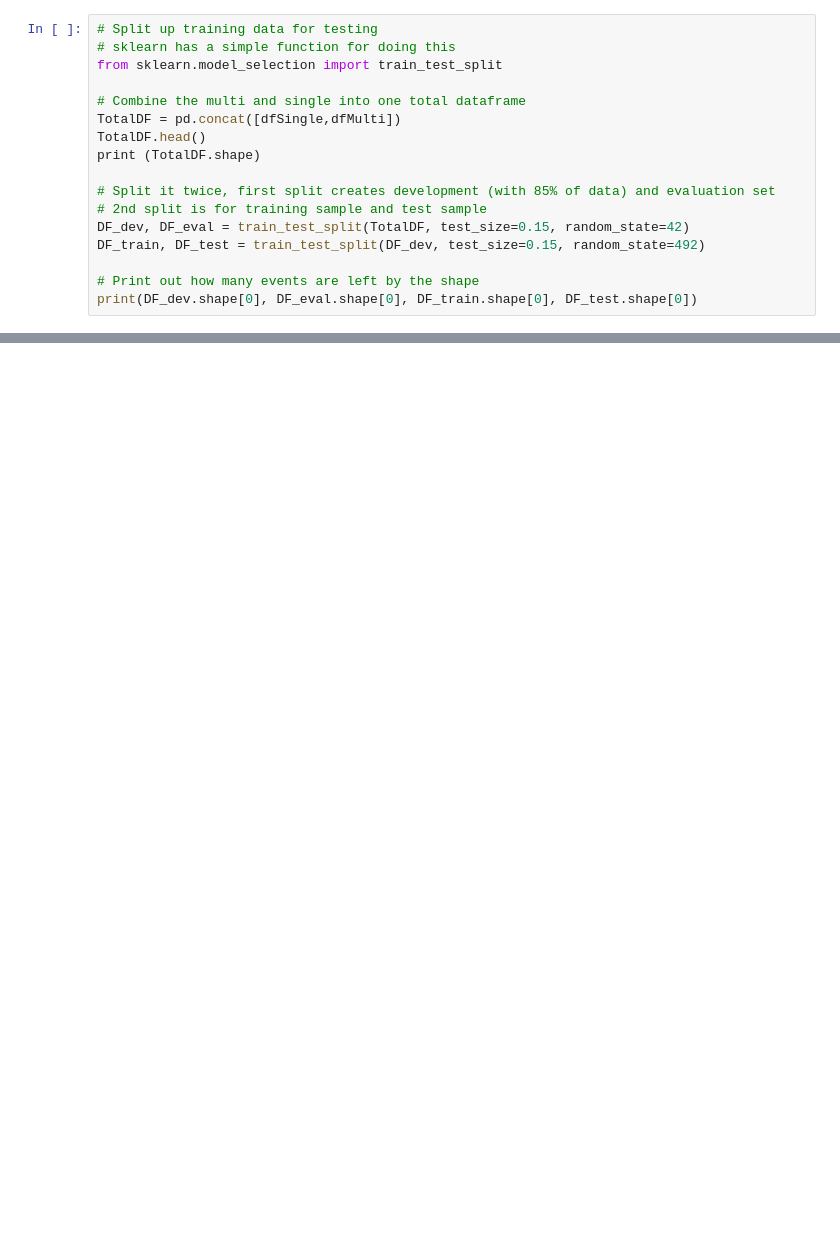
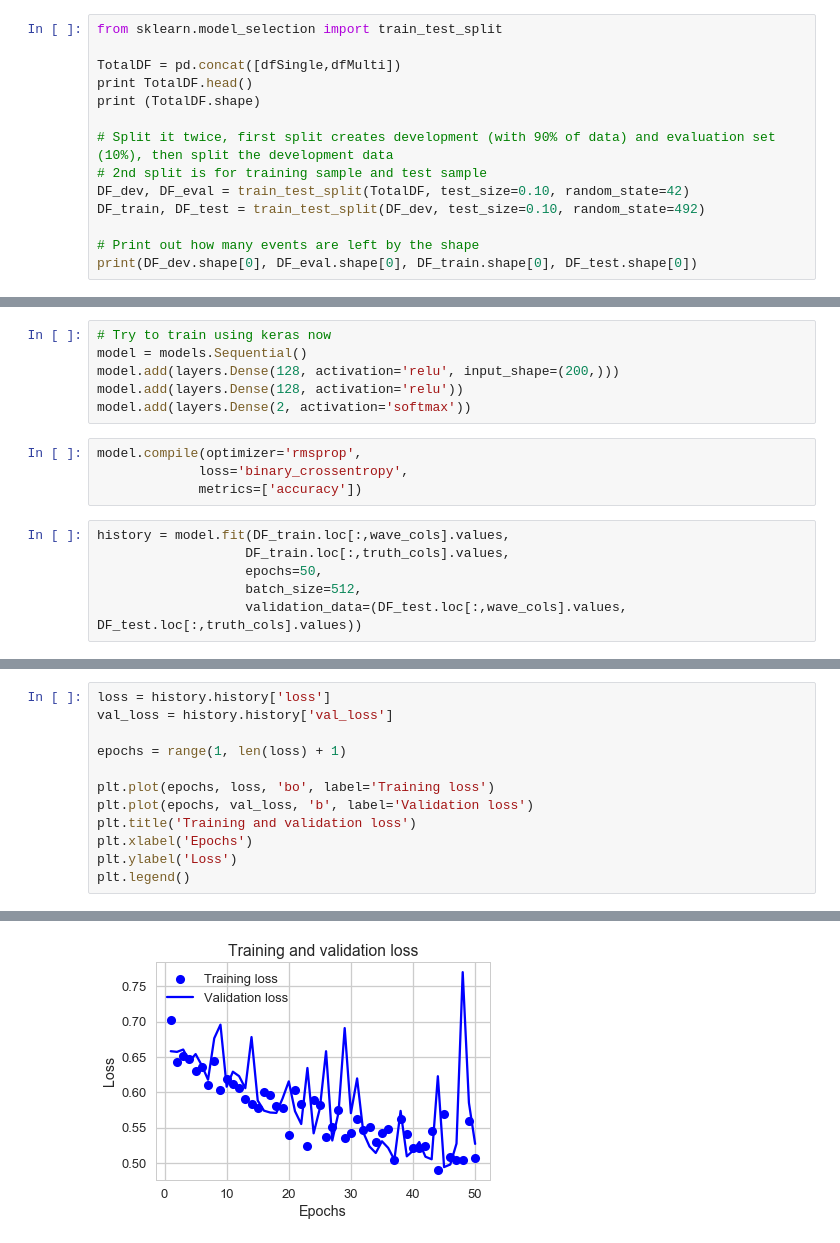
Before and after one commit to bxyzhu/IPython, a Jupyter notebook: WFClassification/WaveformClassificationDS1.ipynb, the cells around one changed output, grey strips where cells are left out. Cells and saved outputs as stored; diff of their text form; blank space fills up the shorter version.

```diff
--- a/WFClassification/WaveformClassificationDS1.ipynb
+++ b/WFClassification/WaveformClassificationDS1.ipynb
@@ -143,17 +165,14 @@ for i in range(0,30):
 # %%
-# Split up training data for testing
-# sklearn has a simple function for doing this
 from sklearn.model_selection import train_test_split
 
-# Combine the multi and single into one total dataframe
 TotalDF = pd.concat([dfSingle,dfMulti])
-TotalDF.head()
+print TotalDF.head()
 print (TotalDF.shape)
 
-# Split it twice, first split creates development (with 85% of data) and evaluation set
+# Split it twice, first split creates development (with 90% of data) and evaluation set (10%), then split the development data
 # 2nd split is for training sample and test sample
-DF_dev, DF_eval = train_test_split(TotalDF, test_size=0.15, random_state=42)
-DF_train, DF_test = train_test_split(DF_dev, test_size=0.15, random_state=492)
+DF_dev, DF_eval = train_test_split(TotalDF, test_size=0.10, random_state=42)
+DF_train, DF_test = train_test_split(DF_dev, test_size=0.10, random_state=492)
 
 # Print out how many events are left by the shape
 print(DF_dev.shape[0], DF_eval.shape[0], DF_train.shape[0], DF_test.shape[0])
@@ -244,0 +205,16 @@ AttributeError: 'MLPClassifier' object has no attribute 'decision_function'
+# %%
+# Try to train using keras now
+model = models.Sequential()
+model.add(layers.Dense(128, activation='relu', input_shape=(200,)))
+model.add(layers.Dense(128, activation='relu'))
+model.add(layers.Dense(2, activation='softmax'))
+# %%
+model.compile(optimizer='rmsprop',
+             loss='binary_crossentropy',
+             metrics=['accuracy'])
+# %%
+history = model.fit(DF_train.loc[:,wave_cols].values,
+                   DF_train.loc[:,truth_cols].values,
+                   epochs=50,
+                   batch_size=512,
+                   validation_data=(DF_test.loc[:,wave_cols].values, DF_test.loc[:,truth_cols].values))
@@ -244,0 +239,13 @@ AttributeError: 'MLPClassifier' object has no attribute 'decision_function'
+# %%
+loss = history.history['loss']
+val_loss = history.history['val_loss']
+
+epochs = range(1, len(loss) + 1)
+
+plt.plot(epochs, loss, 'bo', label='Training loss')
+plt.plot(epochs, val_loss, 'b', label='Validation loss')
+plt.title('Training and validation loss')
+plt.xlabel('Epochs')
+plt.ylabel('Loss')
+plt.legend()
+# %% [output]
@@ -244,0 +253 @@ AttributeError: 'MLPClassifier' object has no attribute 'decision_function'
+[figure, added]
```
Also changed, not shown: parts of 22 cells of this notebook, 1 other file.
